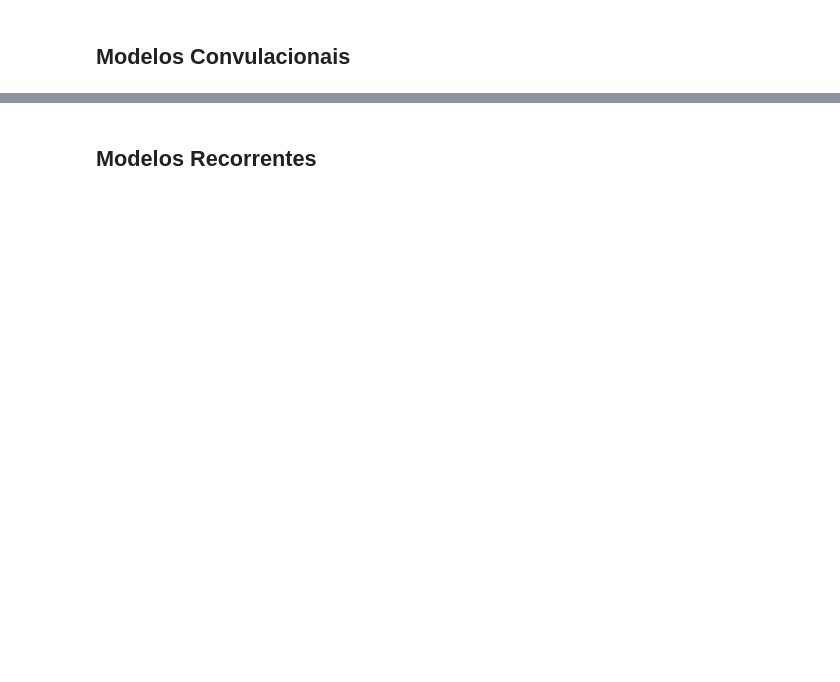
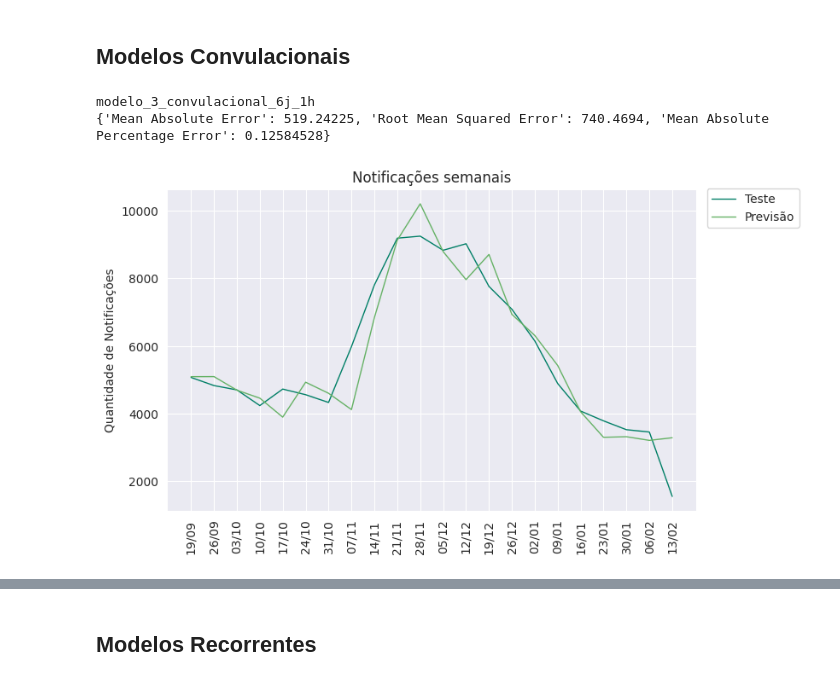
Before and after one commit to flohmannjr/PJI410, a Jupyter notebook: PJI410_projecoes_de_notificacoes.ipynb, the cells around one changed output, grey strips where cells are left out. Saved outputs shown, nothing was run; the diff lists cells and outputs as text; code cells hidden in the pictures; blank space fills up the shorter version.

```diff
--- a/PJI410_projecoes_de_notificacoes.ipynb
+++ b/PJI410_projecoes_de_notificacoes.ipynb
@@ -211,33 +244,42 @@ for JANELA_TAMANHO in range(JANELA_TAMANHO_INICIAL, JANELA_TAMANHO_FINAL):
 # %%
 %%time
 
 set_global_determinism(seed=SEMENTE)
 
-for JANELA_TAMANHO in range(JANELA_TAMANHO_INICIAL, JANELA_TAMANHO_FINAL):
+# for JANELA_TAMANHO in range(JANELA_TAMANHO_INICIAL, JANELA_TAMANHO_FINAL):
 
-    janelas, horizontes = criar_janelas(quantidades, JANELA_TAMANHO, HORIZONTE_TAMANHO)
+janelas, horizontes = criar_janelas(quantidades, JANELA_TAMANHO, HORIZONTE_TAMANHO)
 
-    janelas_treino, janelas_teste, horizontes_treino, horizontes_teste = separar_janelas_treino_teste(janelas, horizontes, tamanho_teste=0.2)
+janelas_treino, janelas_teste, horizontes_treino, horizontes_teste = separar_janelas_treino_teste(janelas, horizontes, tamanho_teste=0.2)
 
-    modelo_nome = f'modelo_{MODELO_NUMERO}_convulacional_{JANELA_TAMANHO}j_{HORIZONTE_TAMANHO}h'
+modelo_nome = f'modelo_{MODELO_NUMERO}_convulacional_{JANELA_TAMANHO}j_{HORIZONTE_TAMANHO}h'
 
-    modelos[MODELO_NUMERO] = Sequential(name=modelo_nome)
+modelos[MODELO_NUMERO] = Sequential(name=modelo_nome)
 
-    modelos[MODELO_NUMERO].add(Lambda(lambda x: tf.expand_dims(x, axis=1), name='camada_lambda'))  # Adiciona uma dimensão aos dados.
+modelos[MODELO_NUMERO].add(Lambda(lambda x: tf.expand_dims(x, axis=1), name='camada_lambda'))  # Adiciona uma dimensão aos dados.
 
-    modelos[MODELO_NUMERO].add(Conv1D(filters=CAMADA_UNIDADES,
-                                      kernel_size=JANELA_TAMANHO,
-                                      kernel_initializer=CAMADA_INICIALIZADOR,
-                                      padding='causal',
-                                      activation=CAMADA_ATIVACAO,
-                                      name='camada_convulacional'))
+modelos[MODELO_NUMERO].add(Conv1D(filters=CAMADA_UNIDADES,
+                                    kernel_size=JANELA_TAMANHO,
+                                    kernel_initializer=CAMADA_INICIALIZADOR,
+                                    padding='causal',
+                                    activation=CAMADA_ATIVACAO,
+                                    name='camada_convulacional'))
 
-    modelos[MODELO_NUMERO].add(Dense(units=HORIZONTE_TAMANHO, activation=SAIDA_ATIVACAO, name='camada_saida'))
+modelos[MODELO_NUMERO].add(Dense(units=HORIZONTE_TAMANHO, activation=SAIDA_ATIVACAO, name='camada_saida'))
 
-    modelos[MODELO_NUMERO], metricas[MODELO_NUMERO] = finalizar_modelo(modelos[MODELO_NUMERO], modelo_nome, janelas_treino, horizontes_treino, janelas_teste, horizontes_teste)
+modelos[MODELO_NUMERO], metricas[MODELO_NUMERO], previsoes = finalizar_modelo(modelos[MODELO_NUMERO], modelo_nome, janelas_treino, horizontes_treino, janelas_teste, horizontes_teste)
 
-    print(modelo_nome)
-    print(metricas[MODELO_NUMERO])
-    print()
+print(modelo_nome)
+print(metricas[MODELO_NUMERO])
+print()
 
-    MODELO_NUMERO += 1
+MODELO_NUMERO += 1
+
+grafico_series(X_teste=X_test[-len(janelas_teste):], y_teste=tf.squeeze(horizontes_teste),
+               X_previsao=X_test[-len(janelas_teste):], y_previsao=tf.squeeze(previsoes))
+
+print()
+# %% [output]
+modelo_3_convulacional_6j_1h
+{'Mean Absolute Error': 519.24225, 'Root Mean Squared Error': 740.4694, 'Mean Absolute Percentage Error': 0.12584528}
+[figure, added]
```
Also changed, not shown: parts of 20 cells of this notebook.
